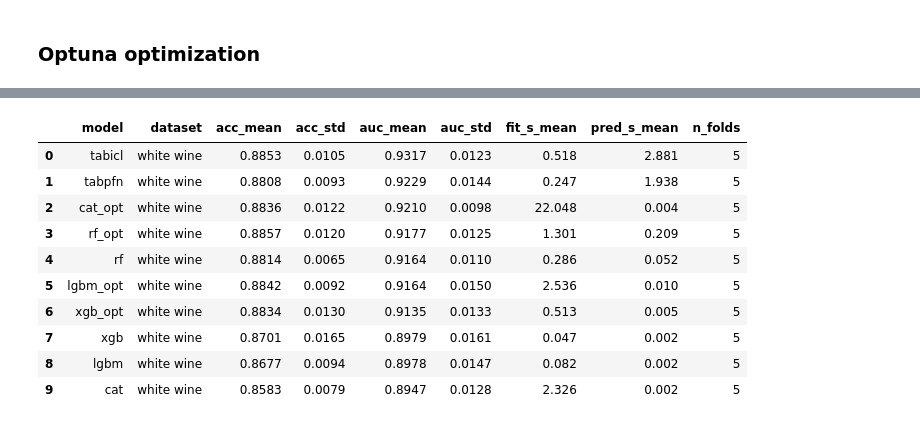
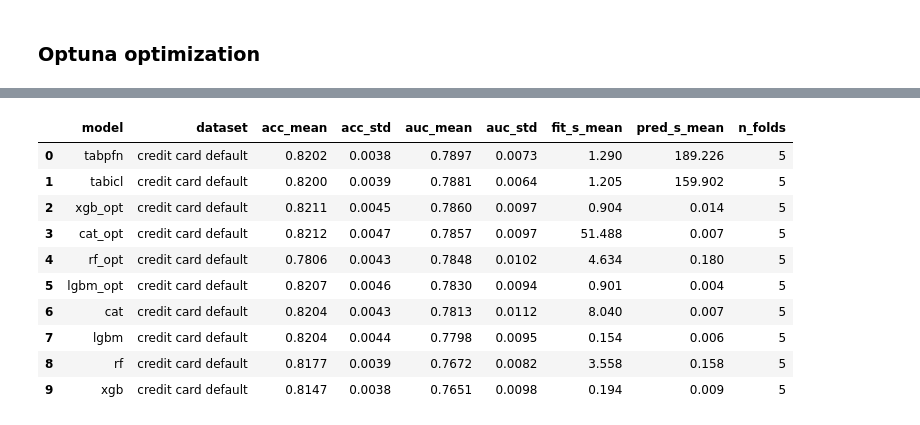
Before and after one commit to ruokokoski/tab-fm, a Jupyter notebook: tab_fms_vs_trees_credit.ipynb, the cells around one changed output, grey strips where cells are left out. Saved outputs shown, nothing was run; the diff lists cells and outputs as text; code cells hidden in the pictures.

```diff
--- a/tab_fms_vs_trees_credit.ipynb
+++ b/tab_fms_vs_trees_credit.ipynb
@@ -662,13 +662,12 @@ display(summary_df.style.format({
 | 4 | rf | 0.8177 | 0.0039 | 0.7672 | 0.0082 | 3.558 | 0.158 | 5 |
 | 5 | xgb | 0.8147 | 0.0038 | 0.7651 | 0.0098 | 0.194 | 0.009 | 5 |
 # %%
-
 rows = []
 for name, res in MODEL_RESULTS.items():
-    cv = res.get("cv_metrics_df")
-    if cv is None or cv.empty:
+    cv_df = res.get("cv_metrics_df")
+    if cv_df is None or cv_df.empty:
         continue
-    tmp = cv.copy()
+    tmp = cv_df.copy()
     tmp["model"] = name
     rows.append(tmp)
 
@@ -915,6 +954,5 @@ Timing: fit=2.49s±0.14, predict=0.01s±0.00
 -------------------------------------------------------
 # %%
-
 opt_models = {
     "rf_opt":  ("rf_optuna",  lambda p: RandomForestClassifier(random_state=20, n_jobs=-1, **p)),
     "xgb_opt": ("xgb_optuna", lambda p: XGBClassifier(
@@ -929,14 +967,15 @@ for run_key, (opt_key, builder) in opt_models.items():
         print(f"Skipping {run_key}: missing MODEL_RESULTS['{opt_key}'] (run Optuna first).")
         continue
 
-    best_params = MODEL_RESULTS[opt_key]["best_params"]
+    best_params = dict(MODEL_RESULTS[opt_key]["best_params"])
+    best_params.pop("use_scale_pos_weight", None)
+
     print(f"\n=== {run_key} using {opt_key} best params ===")
     print(best_params)
 
     run_cv(run_key, lambda bp=best_params: builder(bp))
 
     MODEL_RESULTS[run_key]["dataset"] = dataset_label
-
     plot_model_results(run_key)
 # %% [output]
 === rf_opt using rf_optuna best params ===
@@ -975,52 +1014,52 @@ Timing: fit=0.51s±0.03, predict=0.00s±0.00
 # %%
 rows = []
 for name, res in MODEL_RESULTS.items():
-    cv = res.get("cv_metrics_df", None)
-    if cv is None or getattr(cv, "empty", True):
+    cv_df = res.get("cv_metrics_df", None)
+    if cv_df is None or getattr(cv_df, "empty", True):
         continue
-    if not {"acc", "auc"}.issubset(set(cv.columns)):
+    if not {"acc", "auc"}.issubset(set(cv_df.columns)):
         continue
 
     rows.append({
         "model": name,
         "dataset": res.get("dataset", "unknown"),
-        "acc_mean": cv["acc"].mean(),
-        "acc_std": cv["acc"].std(ddof=1),
-        "auc_mean": cv["auc"].mean(),
-        "auc_std": cv["auc"].std(ddof=1),
-        "fit_s_mean": cv["fit_s"].mean() if "fit_s" in cv.columns else np.nan,
-        "pred_s_mean": cv["pred_s"].mean() if "pred_s" in cv.columns else np.nan,
-        "n_folds": int(cv.shape[0]),
+        "acc_mean": cv_df["acc"].mean(),
+        "acc_std": cv_df["acc"].std(ddof=1),
+        "auc_mean": cv_df["auc"].mean(),
+        "auc_std": cv_df["auc"].std(ddof=1),
+        "fit_s_mean": cv_df["fit_s"].mean() if "fit_s" in cv_df.columns else np.nan,
+        "pred_s_mean": cv_df["pred_s"].mean() if "pred_s" in cv_df.columns else np.nan,
+        "n_folds": int(cv_df.shape[0]),
     })
 
 summary_df = pd.DataFrame(rows)
 
 for c in ["acc_mean", "acc_std", "auc_mean", "auc_std", "fit_s_mean", "pred_s_mean"]:
-    summary_df[c] = pd.to_numeric(summary_df[c], errors="coerce")
+    if c in summary_df.columns:
+        summary_df[c] = pd.to_numeric(summary_df[c], errors="coerce")
 
-# sort by AUC mean
 summary_df = summary_df.sort_values("auc_mean", ascending=False).reset_index(drop=True)
 
 display(summary_df.style.format({
     "acc_mean": "{:.4f}",
     "acc_std": "{:.4f}",
     "auc_mean": "{:.4f}",
     "auc_std": "{:.4f}",
     "fit_s_mean": "{:.3f}",
     "pred_s_mean": "{:.3f}",
 }))
 # %% [output]
 |  | model | dataset | acc_mean | acc_std | auc_mean | auc_std | fit_s_mean | pred_s_mean | n_folds |
-| 0 | tabicl | white wine | 0.8853 | 0.0105 | 0.9317 | 0.0123 | 0.518 | 2.881 | 5 |
-| 1 | tabpfn | white wine | 0.8808 | 0.0093 | 0.9229 | 0.0144 | 0.247 | 1.938 | 5 |
-| 2 | cat_opt | white wine | 0.8836 | 0.0122 | 0.9210 | 0.0098 | 22.048 | 0.004 | 5 |
-| 3 | rf_opt | white wine | 0.8857 | 0.0120 | 0.9177 | 0.0125 | 1.301 | 0.209 | 5 |
-| 4 | rf | white wine | 0.8814 | 0.0065 | 0.9164 | 0.0110 | 0.286 | 0.052 | 5 |
-| 5 | lgbm_opt | white wine | 0.8842 | 0.0092 | 0.9164 | 0.0150 | 2.536 | 0.010 | 5 |
-| 6 | xgb_opt | white wine | 0.8834 | 0.0130 | 0.9135 | 0.0133 | 0.513 | 0.005 | 5 |
-| 7 | xgb | white wine | 0.8701 | 0.0165 | 0.8979 | 0.0161 | 0.047 | 0.002 | 5 |
-| 8 | lgbm | white wine | 0.8677 | 0.0094 | 0.8978 | 0.0147 | 0.082 | 0.002 | 5 |
-| 9 | cat | white wine | 0.8583 | 0.0079 | 0.8947 | 0.0128 | 2.326 | 0.002 | 5 |
+| 0 | tabpfn | credit card default | 0.8202 | 0.0038 | 0.7897 | 0.0073 | 1.290 | 189.226 | 5 |
+| 1 | tabicl | credit card default | 0.8200 | 0.0039 | 0.7881 | 0.0064 | 1.205 | 159.902 | 5 |
+| 2 | xgb_opt | credit card default | 0.8211 | 0.0045 | 0.7860 | 0.0097 | 0.904 | 0.014 | 5 |
+| 3 | cat_opt | credit card default | 0.8212 | 0.0047 | 0.7857 | 0.0097 | 51.488 | 0.007 | 5 |
+| 4 | rf_opt | credit card default | 0.7806 | 0.0043 | 0.7848 | 0.0102 | 4.634 | 0.180 | 5 |
+| 5 | lgbm_opt | credit card default | 0.8207 | 0.0046 | 0.7830 | 0.0094 | 0.901 | 0.004 | 5 |
+| 6 | cat | credit card default | 0.8204 | 0.0043 | 0.7813 | 0.0112 | 8.040 | 0.007 | 5 |
+| 7 | lgbm | credit card default | 0.8204 | 0.0044 | 0.7798 | 0.0095 | 0.154 | 0.006 | 5 |
+| 8 | rf | credit card default | 0.8177 | 0.0039 | 0.7672 | 0.0082 | 3.558 | 0.158 | 5 |
+| 9 | xgb | credit card default | 0.8147 | 0.0038 | 0.7651 | 0.0098 | 0.194 | 0.009 | 5 |
 # %%
 model_order = summary_df["model"].tolist()
 
```
Also changed, not shown: parts of 9 cells of this notebook, 4 other files.
